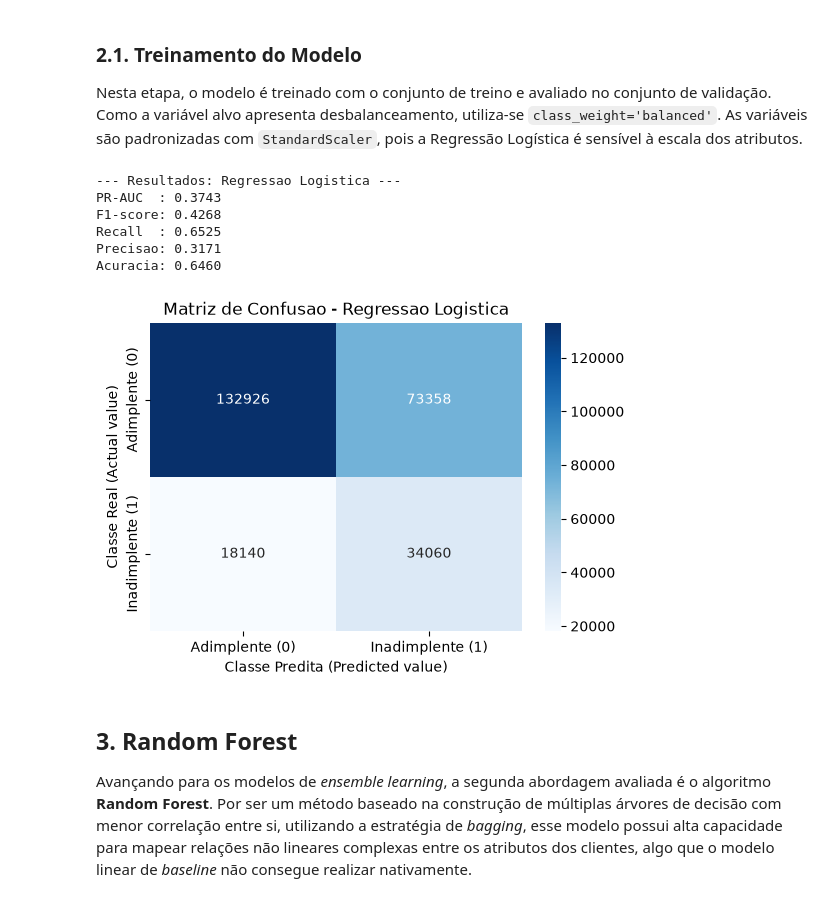
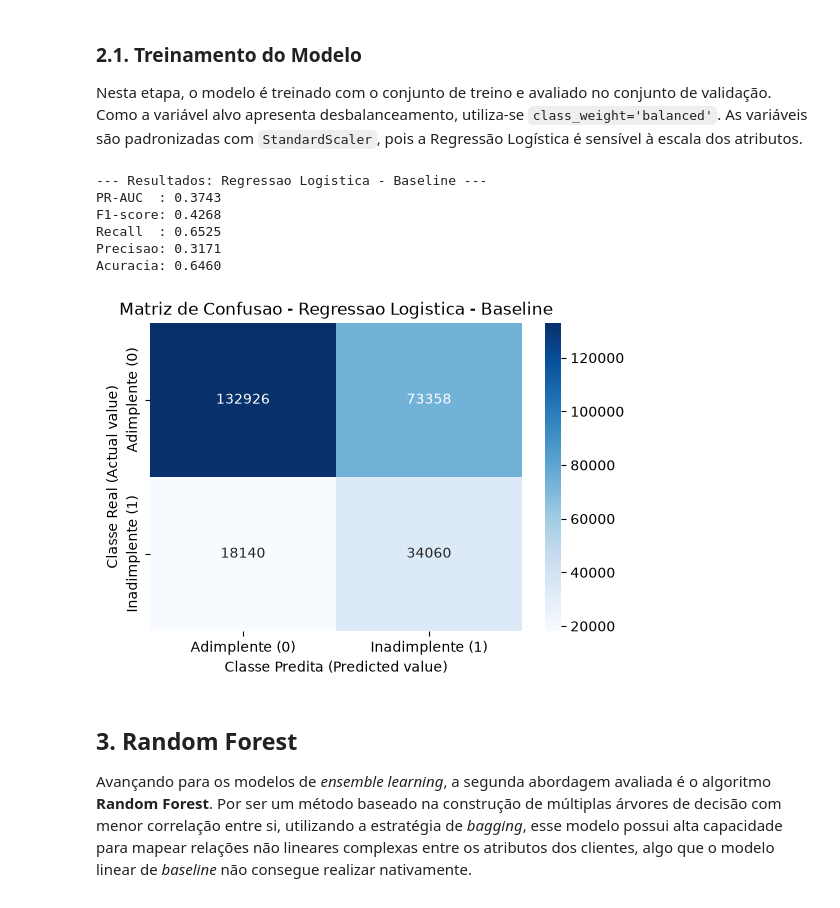
Before and after one commit to Heimrath/TCC-Inadimplencia-de-Credito, a Jupyter notebook: 03_Modelagem.ipynb, the cells around one changed output. Cells and saved outputs as stored; diff of their text form; code cells hidden in the pictures.

```diff
--- a/03_Modelagem.ipynb
+++ b/03_Modelagem.ipynb
@@ -30,7 +30,7 @@ import seaborn as sns
 
 # FUNCAO PADRONIZADA DE AVALIACAO
 def evaluate_classification(y_true, y_pred, y_pred_proba, model_name="Modelo"):
-    """Calcula as metricas e plota a Matriz de Confusao."""
+    """Calcula, exibe e retorna as metricas de classificacao."""
     acc = accuracy_score(y_true, y_pred)
     prec = precision_score(y_true, y_pred)
     rec = recall_score(y_true, y_pred)
@@ -54,6 +54,14 @@ def evaluate_classification(y_true, y_pred, y_pred_proba, model_name="Modelo"):
     plt.title(f'Matriz de Confusao - {model_name}')
     plt.show()
 
+    return {
+        "Modelo": model_name,
+        "PR-AUC": pr_auc,
+        "F1-score": f1,
+        "Recall": rec,
+        "Precisao": prec,
+        "Acuracia": acc,
+    }
 
 # PREPARACAO DOS DADOS
 # Carregamento otimizado dos ficheiros particionados
@@ -81,32 +89,32 @@ Nesta etapa, o modelo é treinado com o conjunto de treino e avaliado no conjunt
 # %%
 from sklearn.pipeline import make_pipeline
 from sklearn.preprocessing import StandardScaler
 from sklearn.linear_model import LogisticRegression
 
 log_reg = make_pipeline(
     StandardScaler(),
     LogisticRegression(class_weight="balanced", random_state=42, max_iter=2000)
 )
 
 log_reg.fit(X_train, y_train)
 
 y_pred_val_lr = log_reg.predict(X_val)
 y_pred_proba_val_lr = log_reg.predict_proba(X_val)[:, 1]
 
-evaluate_classification(
+baseline_lr_results = evaluate_classification(
     y_val,
     y_pred_val_lr,
     y_pred_proba_val_lr,
-    model_name="Regressao Logistica"
+    model_name="Regressao Logistica - Baseline"
 )
 # %% [output]
---- Resultados: Regressao Logistica ---
+--- Resultados: Regressao Logistica - Baseline ---
 PR-AUC  : 0.3743
 F1-score: 0.4268
 Recall  : 0.6525
 Precisao: 0.3171
 Acuracia: 0.6460
-[figure, old version]
+[figure, new version]
 # %% [markdown]
 ## 3. Random Forest
 
```
Also changed, not shown: parts of 6 cells of this notebook.
